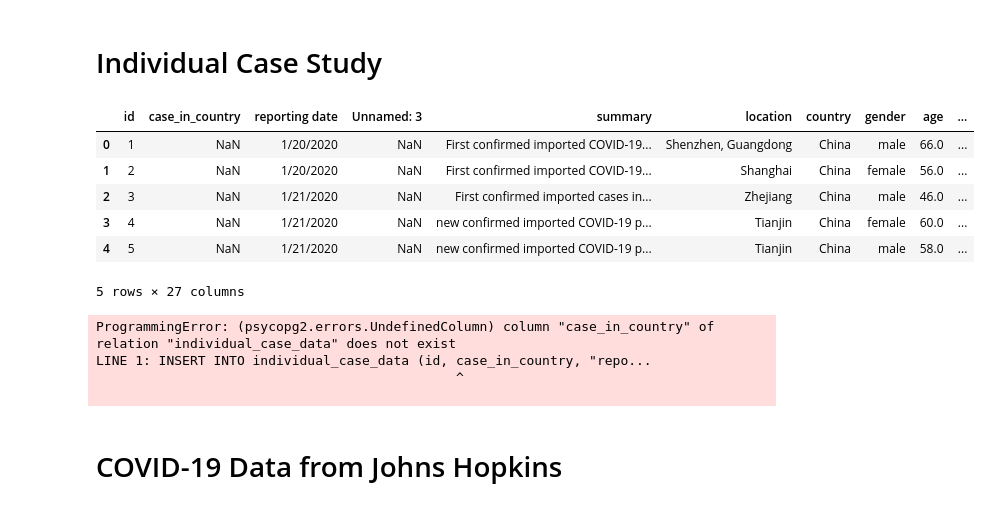
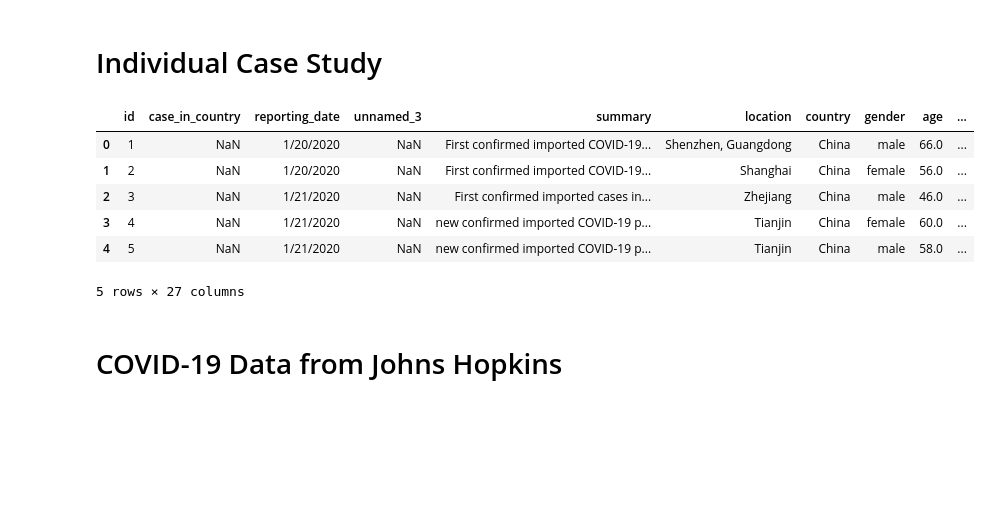
Before and after one commit to DutchDS/Final-Project, a Jupyter notebook: Leo's sandbox/static/covid_data_all.ipynb, the cells around one changed output. Cells and saved outputs as stored; diff of their text form; code cells hidden in the pictures; blank space fills up the shorter version.

```diff
--- a/Leo's sandbox/static/covid_data_all.ipynb
+++ b/Leo's sandbox/static/covid_data_all.ipynb
@@ -197,10 +202,14 @@ df_covid_states.to_sql(name='covid_data_states', con=engine, if_exists='append',
 # %%
 # Get data about individual cases)
 df_ind_cases = pd.read_csv(url_covid_ind_cases)
-df_ind_cases = df_ind_cases.rename(columns={'wuhan(0)_not_wuhan(1)':'wuhan_1_or_0'})
+df_ind_cases = df_ind_cases.rename(columns={'wuhan(0)_not_wuhan(1)':'wuhan_1_or_0',
+                                            'reporting date': 'reporting_date','Unnamed: 3':'unnamed_3',
+                                           'If_onset_approximated':'if_onset_approximated', 'visiting Wuhan':'visit_wuhan',
+                                           'from Wuhan':'from_wuhan','Unnamed: 21':'unnamed_21','Unnamed: 22':'unnamed_22',
+                                           'Unnamed: 23':'unnamed_23','Unnamed: 24':'unnamed_24','Unnamed: 25':'unnamed_25','Unnamed: 26':'unnamed_26'})
 df_ind_cases.head()
 # %% [output]
-|  | id | case_in_country | reporting date | Unnamed: 3 | summary | location | country | gender | age | ... |
+|  | id | case_in_country | reporting_date | unnamed_3 | summary | location | country | gender | age | ... |
 | 0 | 1 | NaN | 1/20/2020 | NaN | First confirmed imported COVID-19... | Shenzhen, Guangdong | China | male | 66.0 | ... |
 | 1 | 2 | NaN | 1/20/2020 | NaN | First confirmed imported COVID-19... | Shanghai | China | female | 56.0 | ... |
 | 2 | 3 | NaN | 1/21/2020 | NaN | First confirmed imported cases in... | Zhejiang | China | male | 46.0 | ... |
@@ -210,11 +219,6 @@ df_ind_cases.head()
 # %%
 # engine.execute( '''TRUNCATE TABLE individual_case_data''' )
 df_ind_cases.to_sql(name='individual_case_data', con=engine, if_exists='append', index=False)
-# %% [output]
-ProgrammingError: (psycopg2.errors.UndefinedColumn) column "case_in_country" of relation "individual_case_data" does not exist
-LINE 1: INSERT INTO individual_case_data (id, case_in_country, "repo...
-                                              ^
-
 # %% [markdown]
 # COVID-19 Data from Johns Hopkins
 # %%
```
Also changed, not shown: parts of 3 cells of this notebook, 4 other files.
